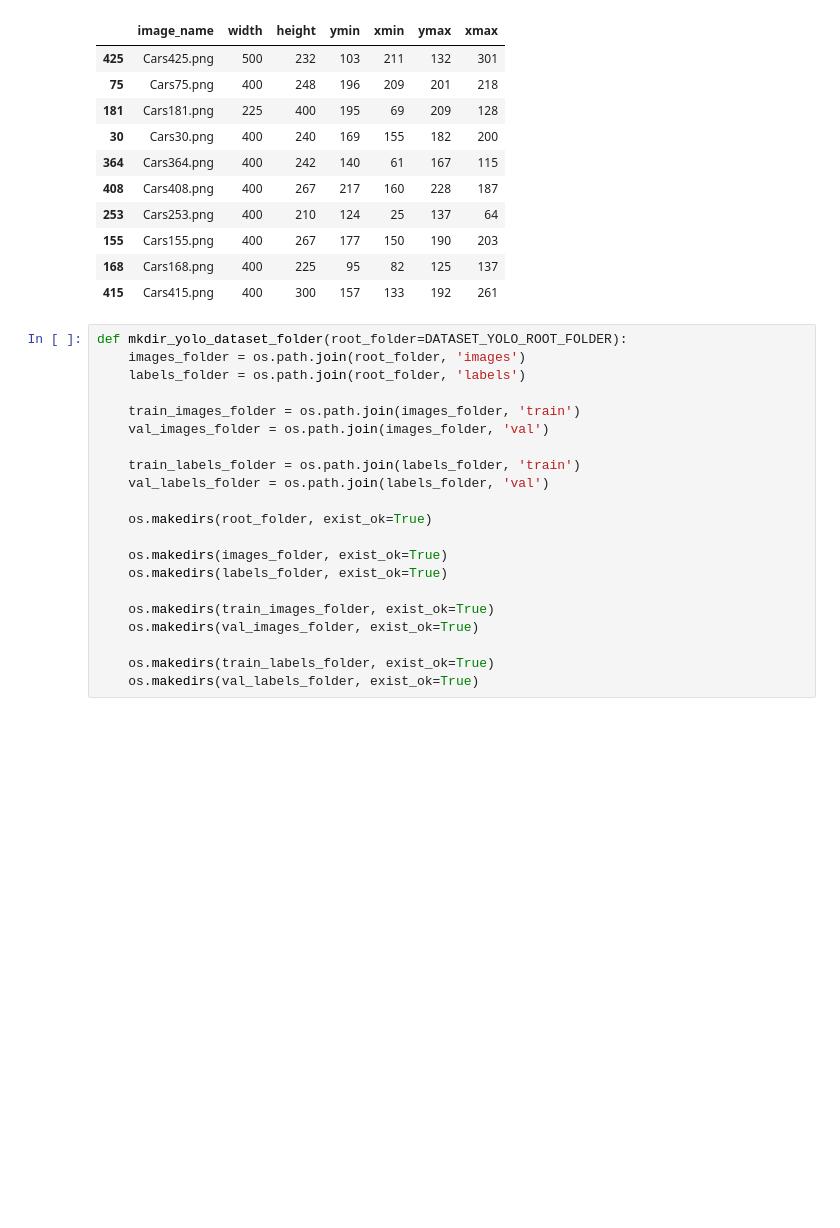
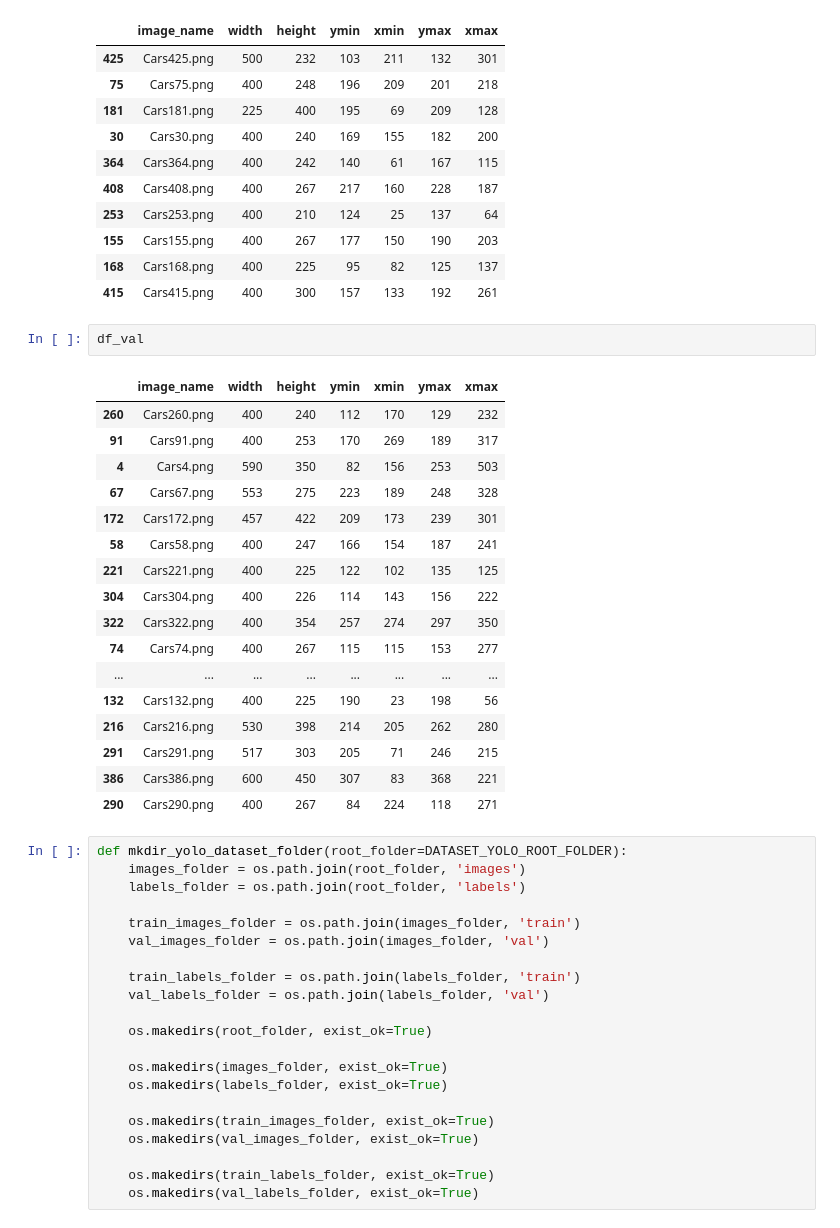
Before and after one commit to ram333n/neurocomputing, a Jupyter notebook: neurocomputing-lab/yolo.ipynb, the cells around one changed output. Cells and saved outputs as stored; diff of their text form; blank space fills up the shorter version.

```diff
--- a/neurocomputing-lab/yolo.ipynb
+++ b/neurocomputing-lab/yolo.ipynb
@@ -129,6 +126,26 @@ df_test.head(10)
 | 155 | Cars155.png | 400 | 267 | 177 | 150 | 190 | 203 |
 | 168 | Cars168.png | 400 | 225 | 95 | 82 | 125 | 137 |
 | 415 | Cars415.png | 400 | 300 | 157 | 133 | 192 | 261 |
+# %%
+df_val
+# %% [output]
+|  | image_name | width | height | ymin | xmin | ymax | xmax |
+| 260 | Cars260.png | 400 | 240 | 112 | 170 | 129 | 232 |
+| 91 | Cars91.png | 400 | 253 | 170 | 269 | 189 | 317 |
+| 4 | Cars4.png | 590 | 350 | 82 | 156 | 253 | 503 |
+| 67 | Cars67.png | 553 | 275 | 223 | 189 | 248 | 328 |
+| 172 | Cars172.png | 457 | 422 | 209 | 173 | 239 | 301 |
+| 58 | Cars58.png | 400 | 247 | 166 | 154 | 187 | 241 |
+| 221 | Cars221.png | 400 | 225 | 122 | 102 | 135 | 125 |
+| 304 | Cars304.png | 400 | 226 | 114 | 143 | 156 | 222 |
+| 322 | Cars322.png | 400 | 354 | 257 | 274 | 297 | 350 |
+| 74 | Cars74.png | 400 | 267 | 115 | 115 | 153 | 277 |
+| ... | ... | ... | ... | ... | ... | ... | ... |
+| 132 | Cars132.png | 400 | 225 | 190 | 23 | 198 | 56 |
+| 216 | Cars216.png | 530 | 398 | 214 | 205 | 262 | 280 |
+| 291 | Cars291.png | 517 | 303 | 205 | 71 | 246 | 215 |
+| 386 | Cars386.png | 600 | 450 | 307 | 83 | 368 | 221 |
+| 290 | Cars290.png | 400 | 267 | 84 | 224 | 118 | 271 |
 # %%
 def mkdir_yolo_dataset_folder(root_folder=DATASET_YOLO_ROOT_FOLDER):
     images_folder = os.path.join(root_folder, 'images')
```
Also changed, not shown: parts of 11 cells of this notebook, 2 other files.
